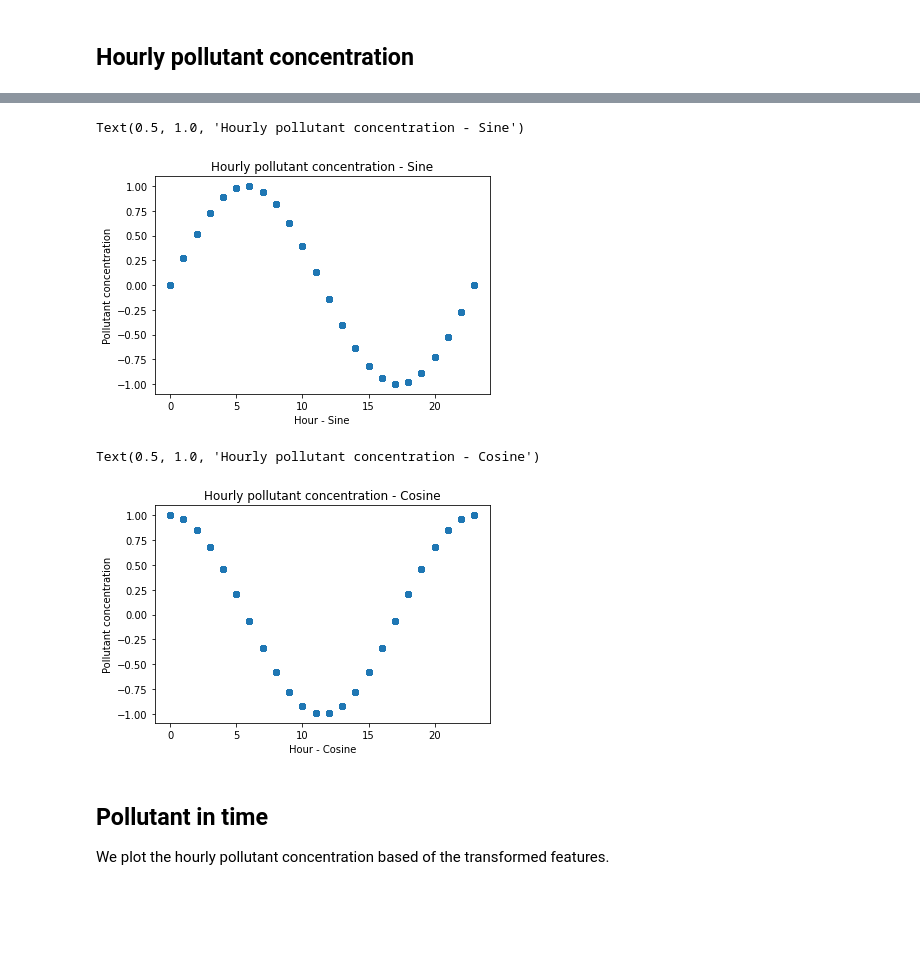
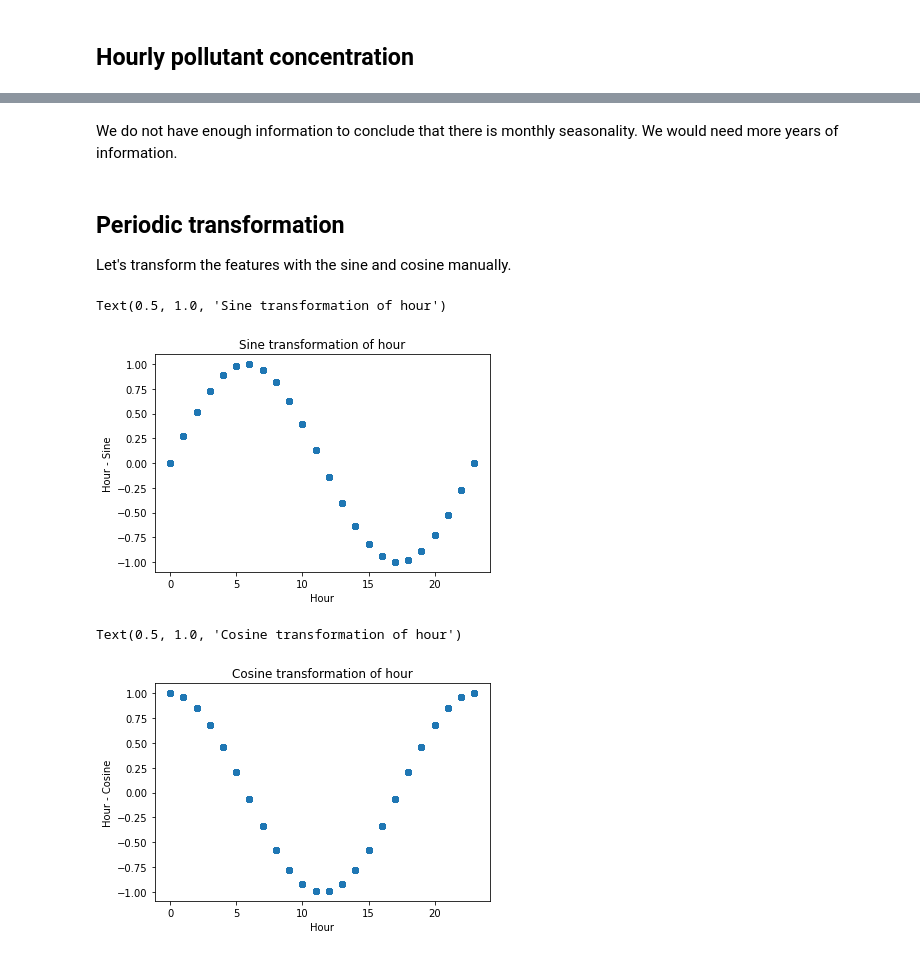
Before and after one commit to trainindata/feature-engineering-for-time-series-forecasting, a Jupyter notebook: 10-Time-Features/04-periodic-features.ipynb, the cells around one changed output, grey strips where cells are left out. Saved outputs shown, nothing was run; the diff lists cells and outputs as text; code cells hidden in the pictures; blank space fills up the shorter version.

Commit message:
finishes nb on periodic features

```diff
--- a/10-Time-Features/04-periodic-features.ipynb
+++ b/10-Time-Features/04-periodic-features.ipynb
@@ -239,11 +0,0 @@ Text(0.5, 1.0, 'Sine transformation')
-# %%
-# figure size
-plt.rc('figure', figsize=(6, 4))
-
-# Linear regression plot
-sns.regplot(x="month_cos", y='y', data=df)
-
-# Axis labels
-plt.ylabel('Sales')
-plt.xlabel('Month of the year - Cosine')
-plt.title('Cosine transformation')
@@ -255,11 +0,0 @@ Text(0.5, 1.0, 'Cosine transformation')
-# %%
-# figure size
-plt.rc('figure', figsize=(6, 4))
-
-# Linear regression plot
-sns.regplot(x="day_sin", y='y', data=df)
-
-# Axis labels
-plt.ylabel('Sales')
-plt.xlabel('Day of the week - Sine')
-plt.title('Sine transformation')
@@ -269,11 +0,0 @@ Text(0.5, 1.0, 'Sine transformation')
-# %%
-# figure size
-plt.rc('figure', figsize=(6, 4))
-
-# Linear regression plot
-sns.regplot(x="day_cos", y='y', data=df)
-
-# Axis labels
-plt.ylabel('Sales')
-plt.xlabel('Day of the week - Cosine')
-plt.title('Cosine transformation')
@@ -337,7 +225,7 @@ We will extract month and hour from the index.
 
 dtf = DatetimeFeatures(
     variables='Date_Time',  # the timestamp
-    features_to_extract=["month", "hour"],  # the features to create
+    features_to_extract=["year", "month", "hour"],  # the features to create
     drop_original=True  # if we want to drop the timestamp.
 )
 
@@ -369,29 +267,36 @@ Text(0.5, 1.0, 'Hourly pollutant concentration')
+# %% [markdown]
+We do not have enough information to conclude that there is monthly seasonality. We would need more years of information.
+# %% [markdown]
+## Periodic transformation
+
+Let's transform the features with the sine and cosine manually.
 # %%
+# Transform hour with sine.
+
 data["hour_sin"] = np.sin(data["Date_Time_hour"] /
                           data["Date_Time_hour"].max() * 2 * np.pi)
 
+# Plot.
 plt.scatter(data["Date_Time_hour"], data['hour_sin'])
 
 # Axis labels
-plt.ylabel('Pollutant concentration')
-plt.xlabel('Hour - Sine')
-plt.title('Hourly pollutant concentration - Sine')
+plt.xlabel('Hour')
+plt.ylabel('Hour - Sine')
+plt.title('Sine transformation of hour')
 # %% [output]
-Text(0.5, 1.0, 'Hourly pollutant concentration - Sine')
+Text(0.5, 1.0, 'Sine transformation of hour')
-[figure, old version]
+[figure, new version]
 # %%
+# Transform hour with cosine.
 data["hour_cos"] = np.cos(data["Date_Time_hour"] /
                           data["Date_Time_hour"].max() * 2 * np.pi)
 
+# Plot.
 plt.scatter(data["Date_Time_hour"], data['hour_cos'])
 
-plt.ylabel('Pollutant concentration')
-plt.xlabel('Hour - Cosine')
-plt.title('Hourly pollutant concentration - Cosine')
+plt.xlabel('Hour')
+plt.ylabel('Hour - Cosine')
+plt.title('Cosine transformation of hour')
 # %% [output]
-Text(0.5, 1.0, 'Hourly pollutant concentration - Cosine')
+Text(0.5, 1.0, 'Cosine transformation of hour')
-[figure, old version]
+[figure, new version]
-# %% [markdown]
-## Pollutant in time
-
-We plot the hourly pollutant concentration based of the transformed features.
```
Also changed, not shown: parts of 75 cells of this notebook.
